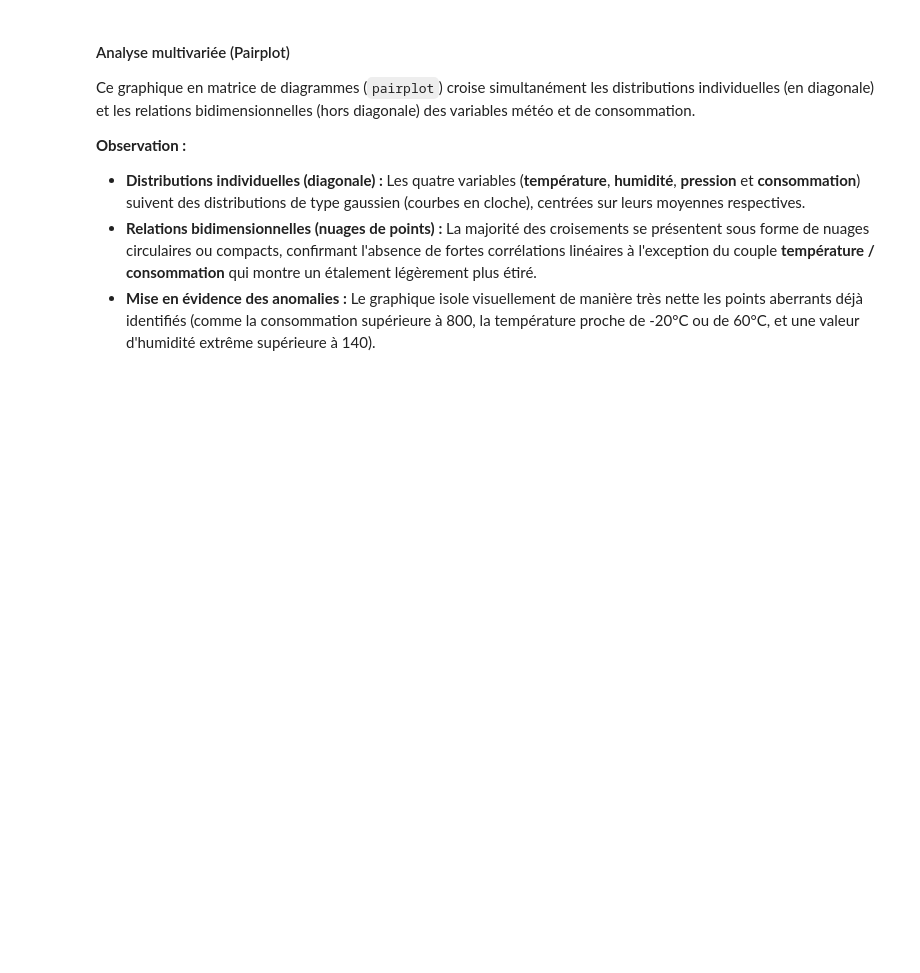
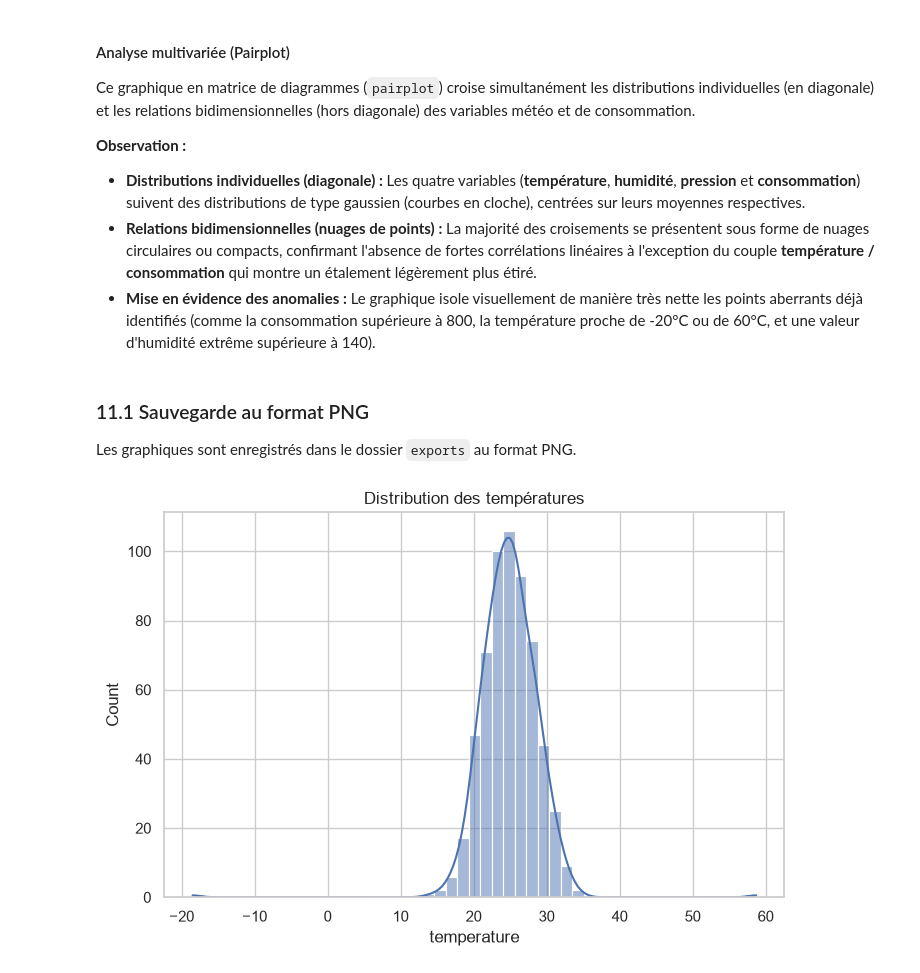
Before and after one commit to sirius-code7/atelier_seaborn_iot, a Jupyter notebook: notebooks/atelier_seaborn_iot.ipynb, the cells around one changed output. Cells and saved outputs as stored; diff of their text form; code cells hidden in the pictures; blank space fills up the shorter version.

Commit message:
sauvegarder les graphiques au format png + pdf (partie 11)

```diff
--- a/notebooks/atelier_seaborn_iot.ipynb
+++ b/notebooks/atelier_seaborn_iot.ipynb
@@ -530,3 +530,23 @@ Ce graphique en matrice de diagrammes (`pairplot`) croise simultanément les dis
 - **Distributions individuelles (diagonale) :** Les quatre variables (**température**, **humidité**, **pression** et **consommation**) suivent des distributions de type gaussien (courbes en cloche), centrées sur leurs moyennes respectives.
 - **Relations bidimensionnelles (nuages de points) :** La majorité des croisements se présentent sous forme de nuages circulaires ou compacts, confirmant l'absence de fortes corrélations linéaires à l'exception du couple **température / consommation** qui montre un étalement légèrement plus étiré.
 - **Mise en évidence des anomalies :** Le graphique isole visuellement de manière très nette les points aberrants déjà identifiés (comme la consommation supérieure à 800, la température proche de -20°C ou de 60°C, et une valeur d'humidité extrême supérieure à 140).
+# %% [markdown]
+### 11.1 Sauvegarde au format PNG
+
+Les graphiques sont enregistrés dans le dossier `exports` au format PNG.
+# %%
+plt.figure(figsize=(8, 5))
+
+sns.histplot(
+    data=df,
+    x="temperature",
+    kde=True
+)
+
+plt.title("Distribution des températures")
+
+plt.savefig("../exports/temperature.png", dpi=300)
+
+plt.show()
+# %% [output]
+[figure, added]
```
Also changed, not shown: parts of 2 cells of this notebook, 2 other files.
